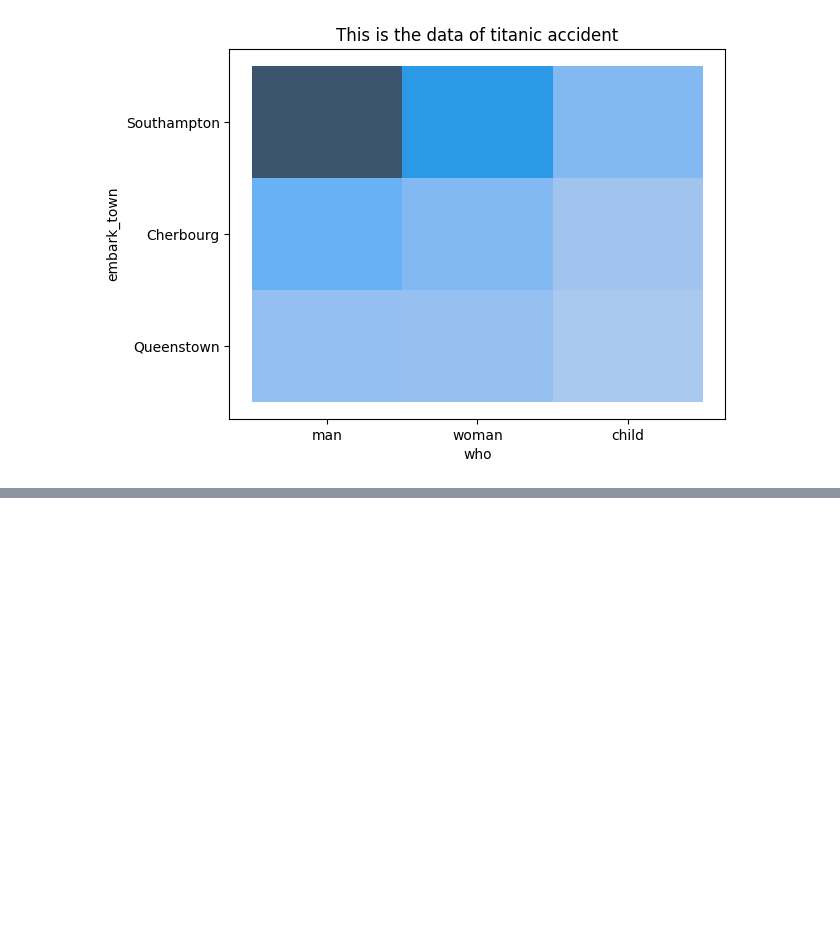
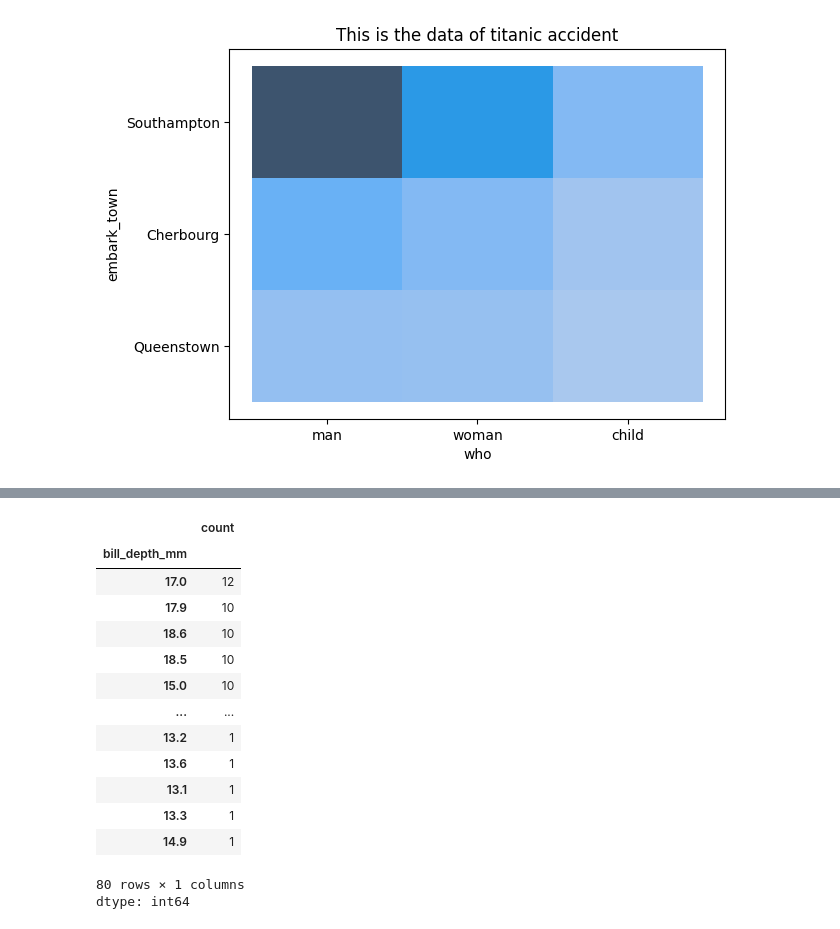
Before and after one commit to kailashchaudhary-p/Data-Science-Learning, a Jupyter notebook: Seaborn.ipynb, the cells around one changed output, grey strips where cells are left out. Drawn from its saved outputs; the diff is of its cells as text; code cells hidden in the pictures; blank space fills up the shorter version.

```diff
--- a/Seaborn.ipynb
+++ b/Seaborn.ipynb
@@ -160,0 +196,18 @@ Text(0.5, 1.0, 'This is the data of titanic accident')
+# %%
+penguins['bill_depth_mm'].value_counts()
+# %% [output]
+|  | count |
+| bill_depth_mm |  |
+| 17.0 | 12 |
+| 17.9 | 10 |
+| 18.6 | 10 |
+| 18.5 | 10 |
+| 15.0 | 10 |
+| ... | ... |
+| 13.2 | 1 |
+| 13.6 | 1 |
+| 13.1 | 1 |
+| 13.3 | 1 |
+| 14.9 | 1 |
+80 rows × 1 columns
+dtype: int64
```
Also changed, not shown: parts of 4 cells of this notebook.
